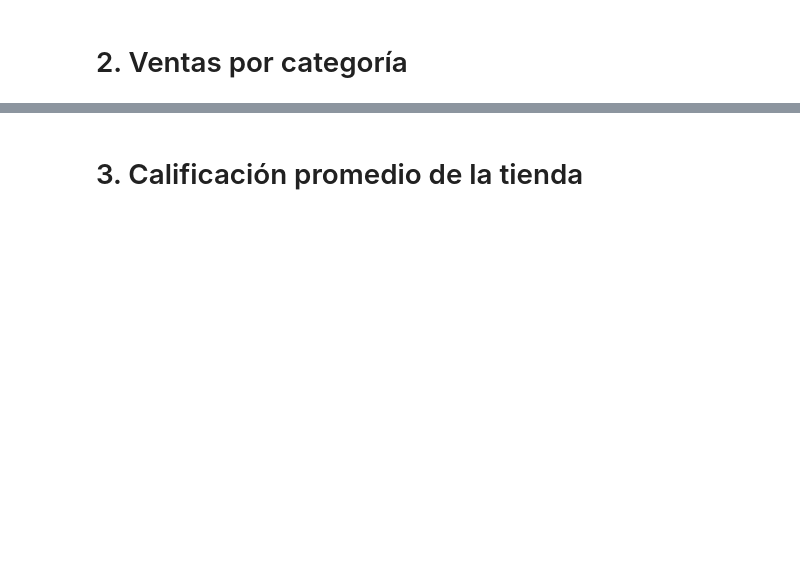
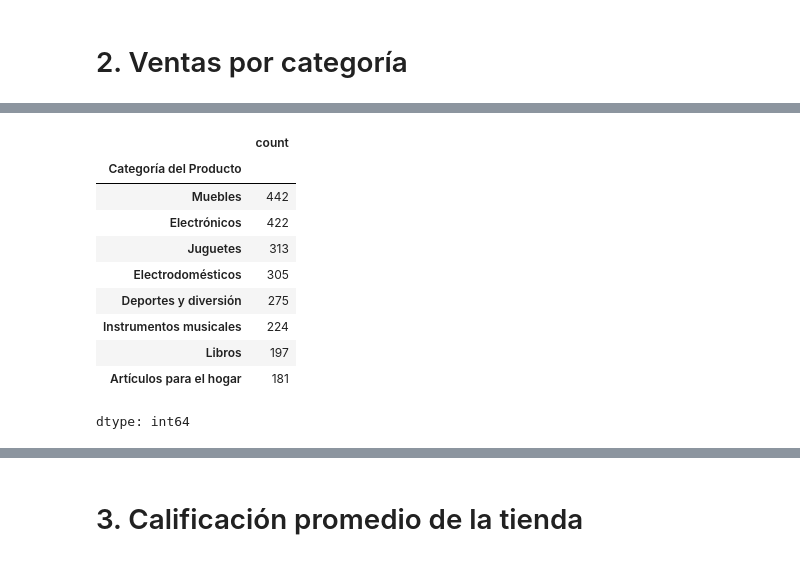
Before and after one commit to Jhon-theone/challenge1-data-science-latam, a Jupyter notebook: AluraStoreLatam.ipynb, the cells around one changed output, grey strips where cells are left out. Cells and saved outputs as stored; diff of their text form; code cells hidden in the pictures; blank space fills up the shorter version.

```diff
--- a/AluraStoreLatam.ipynb
+++ b/AluraStoreLatam.ipynb
@@ -29,0 +30,2 @@ tienda.shape
+# %%
+tienda2['Precio'] = pd.to_numeric(tienda2['Precio'], errors='coerce')
@@ -31,0 +75,14 @@ tienda.shape
+# %%
+tienda2['Categoría del Producto'].value_counts().sort_values(ascending=False)
+# %% [output]
+|  | count |
+| Categoría del Producto |  |
+| Muebles | 442 |
+| Electrónicos | 422 |
+| Juguetes | 313 |
+| Electrodomésticos | 305 |
+| Deportes y diversión | 275 |
+| Instrumentos musicales | 224 |
+| Libros | 197 |
+| Artículos para el hogar | 181 |
+dtype: int64
```
Also changed, not shown: parts of 27 cells of this notebook.
